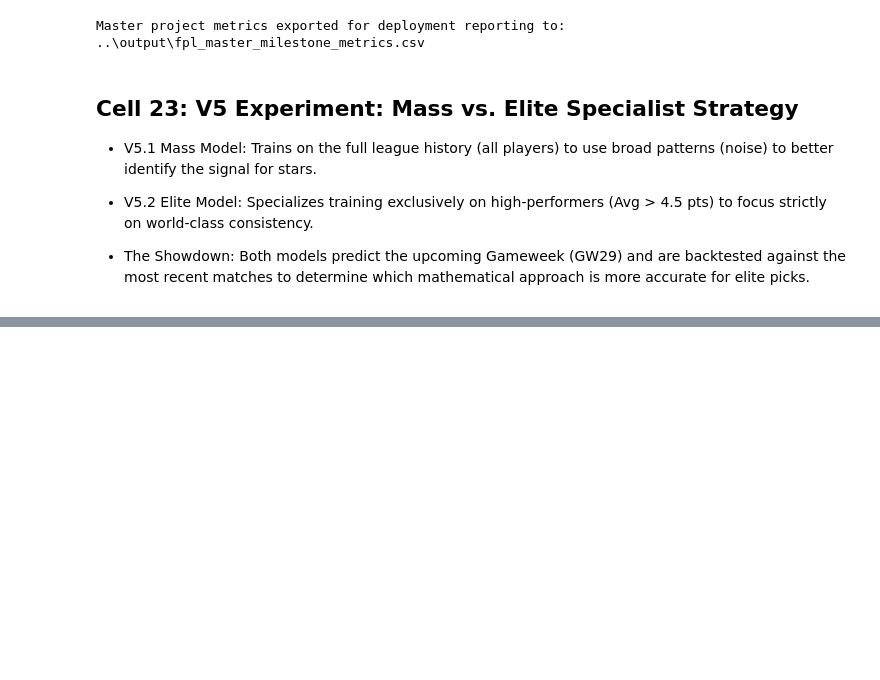
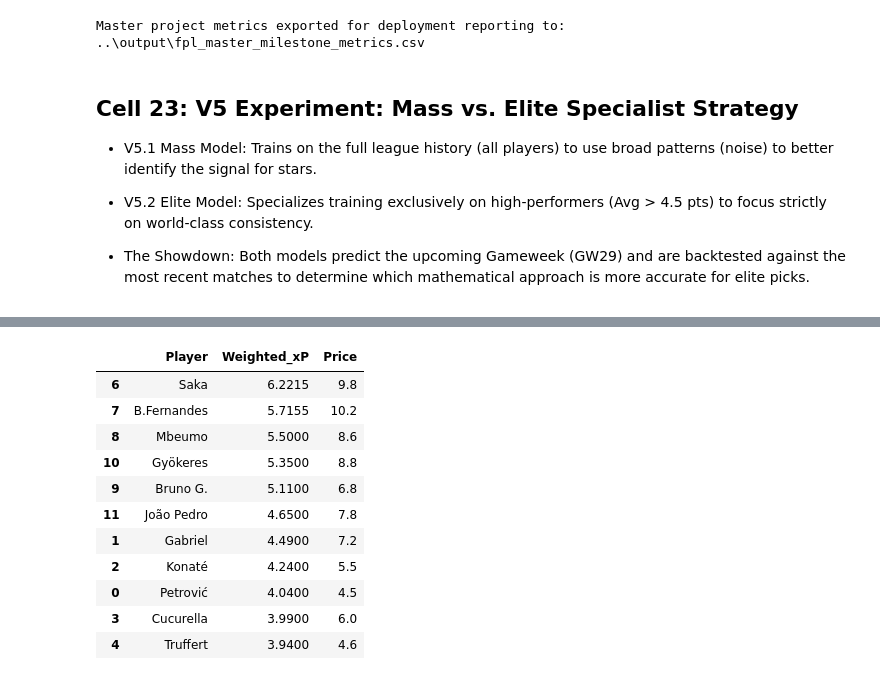
Before and after one commit to sophiedelrey/fpl_pipeline, a Jupyter notebook: models/forecaster_pro.ipynb, the cells around one changed output, grey strips where cells are left out. Drawn from its saved outputs; the diff is of its cells as text; code cells hidden in the pictures; blank space fills up the shorter version.

Commit message:
WorkInProgress- Mater Squad/ "3 hit"

```diff
--- a/models/forecaster_pro.ipynb
+++ b/models/forecaster_pro.ipynb
@@ -2622,0 +2858,81 @@ VERDICT: Healthy Model (Low Overfit)
+# %%
+#  [Cell: Master Squad Optimizer - FINAL LEGAL VERSION - HIGH SPEED]
+
+def solve_wildcard_legal(budget_cap=100.0):
+    # 1. Prepare Data
+    leaderboard = (leaderboard_v4 if "V4" in best_model_name else leaderboard_v5).copy()
+    leaderboard['Predicted_Points'] = leaderboard.iloc[:, 1]
+    leaderboard['Price'] = leaderboard['Player'].map(lambda x: live_data.get(x, {}).get('price', 5.5))
+    leaderboard['Pos_ID'] = leaderboard['Player'].map(lambda x: pos_to_num.get(pos_map.get(x, 3), 3))
+
+    # Apply Penalty Weights
+    penalty_takers = {'M.Salah', 'Haaland', 'Palmer', 'Saka', 'B.Fernandes', 'Gordon', 'Solanke', 'Jimenez'}
+    leaderboard['Weighted_xP'] = np.where(leaderboard['Player'].isin(penalty_takers),
+                                          leaderboard['Predicted_Points'] * 1.15,
+                                          leaderboard['Predicted_Points'])
+
+    # 2. Pre-filter Pools
+    pools = {i: leaderboard[leaderboard['Pos_ID'] == i].sort_values('Weighted_xP', ascending=False) for i in range(1, 5)}
+
+    # 3. Initial Squad Selection
+    counts = {1: 2, 2: 5, 3: 5, 4: 3}
+    squad_list = []
+    for pos, count in counts.items():
+        squad_list.extend(pools[pos].head(count).to_dict('records'))
+
+    current_squad = pd.DataFrame(squad_list)
+    total_cost = current_squad['Price'].sum()
+
+    # 4. FAST Budget Correction
+    if total_cost > budget_cap:
+        cheapest_backups = {i: pools[i].sort_values('Price').iloc[0] for i in range(1, 5)}
+        while total_cost > budget_cap:
+            current_squad['Relief_Score'] = (current_squad['Price'] - current_squad['Pos_ID'].map(lambda x: cheapest_backups[x]['Price'])) / \
+                                            (current_squad['Weighted_xP'] + 0.1)
+            drop_idx = current_squad['Relief_Score'].idxmax()
+            to_drop = current_squad.loc[drop_idx]
+            replacement = cheapest_backups[to_drop['Pos_ID']]
+            current_squad = current_squad.drop(drop_idx)
+            current_squad = pd.concat([current_squad, pd.DataFrame([replacement])]).reset_index(drop=True)
+            total_cost = current_squad['Price'].sum()
+
+    # 5. Formation Selection (1 GK, 3 DEF, 1 FWD mandatory)
+    starters = []
+    starters.append(current_squad[current_squad['Pos_ID'] == 1].nlargest(1, 'Weighted_xP'))
+    starters.append(current_squad[current_squad['Pos_ID'] == 2].nlargest(3, 'Weighted_xP'))
+    starters.append(current_squad[current_squad['Pos_ID'] == 4].nlargest(1, 'Weighted_xP'))
+
+    assigned_names = pd.concat(starters)['Player'].tolist()
+    remaining = current_squad[~current_squad['Player'].isin(assigned_names)]
+    starters.append(remaining.nlargest(6, 'Weighted_xP'))
+
+    opt_11 = pd.concat(starters).sort_values('Weighted_xP', ascending=False)
+    opt_bench = current_squad[~current_squad['Player'].isin(opt_11['Player'])]
+
+    return opt_11, opt_bench, total_cost
+
+# --- EXECUTION & TOTALS ---
+opt_11, opt_bench, total_spent = solve_wildcard_legal()
+
+# CALCULATE TOTALS
+team_xp_starters = opt_11['Weighted_xP'].sum()
+team_xp_full_squad = team_xp_starters + opt_bench['Weighted_xP'].sum()
+
+print(f"--- OPTIMIZED 15-MAN ROSTER (Target: GW {CURRENT_GW}) ---")
+print(f"Budget Used: £{total_spent:.1f}M / £100.0M")
+print(f"EXPECTED STARTING 11 POINTS: {team_xp_starters:.2f}")
+print(f"EXPECTED FULL SQUAD POINTS: {team_xp_full_squad:.2f}")
+
+print("\n[STARTING 11 - Predicted Best Performance]")
+display(opt_11[['Player', 'Weighted_xP', 'Price']])
+
+print("\n[BENCH (+4) - Budget Enablers]")
+display(opt_bench[['Player', 'Weighted_xP', 'Price']])
+
+print("-" * 50)
+captain = opt_11.iloc[0]
+print(f"CAPTAIN PICK: {captain['Player']} (Weighted xP: {captain['Weighted_xP']:.2f})")
+print(f"TOTAL POINTS WITH CAPTAINCY: {team_xp_starters + captain['Weighted_xP']:.2f}")
+
+# "Max 3 Players per Team" -> does not have that rule !
+# %% [output]
@@ -2622,0 +2945,12 @@ VERDICT: Healthy Model (Low Overfit)
+|  | Player | Weighted_xP | Price |
+| 6 | Saka | 6.2215 | 9.8 |
+| 7 | B.Fernandes | 5.7155 | 10.2 |
+| 8 | Mbeumo | 5.5000 | 8.6 |
+| 10 | Gyökeres | 5.3500 | 8.8 |
+| 9 | Bruno G. | 5.1100 | 6.8 |
+| 11 | João Pedro | 4.6500 | 7.8 |
+| 1 | Gabriel | 4.4900 | 7.2 |
+| 2 | Konaté | 4.2400 | 5.5 |
+| 0 | Petrović | 4.0400 | 4.5 |
+| 3 | Cucurella | 3.9900 | 6.0 |
+| 4 | Truffert | 3.9400 | 4.6 |
```
Also changed, not shown: parts of 52 cells of this notebook.
